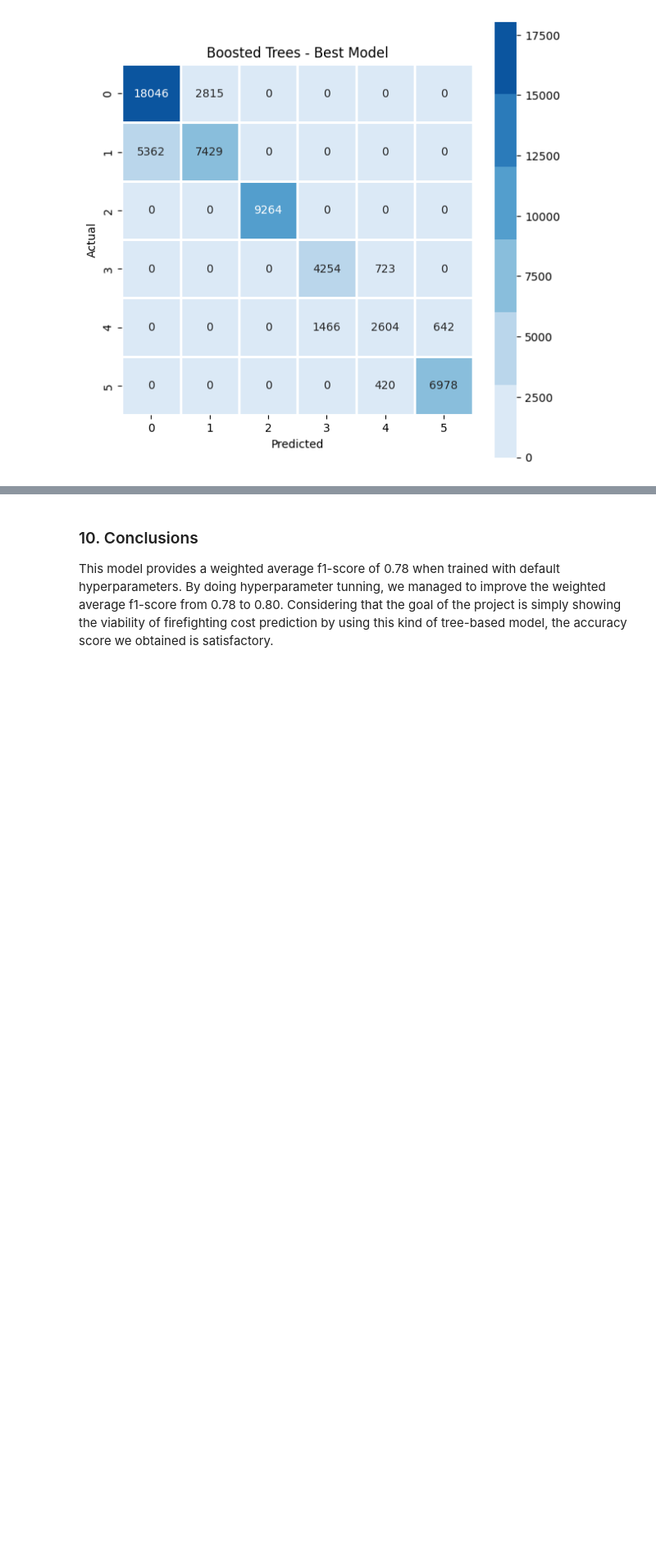
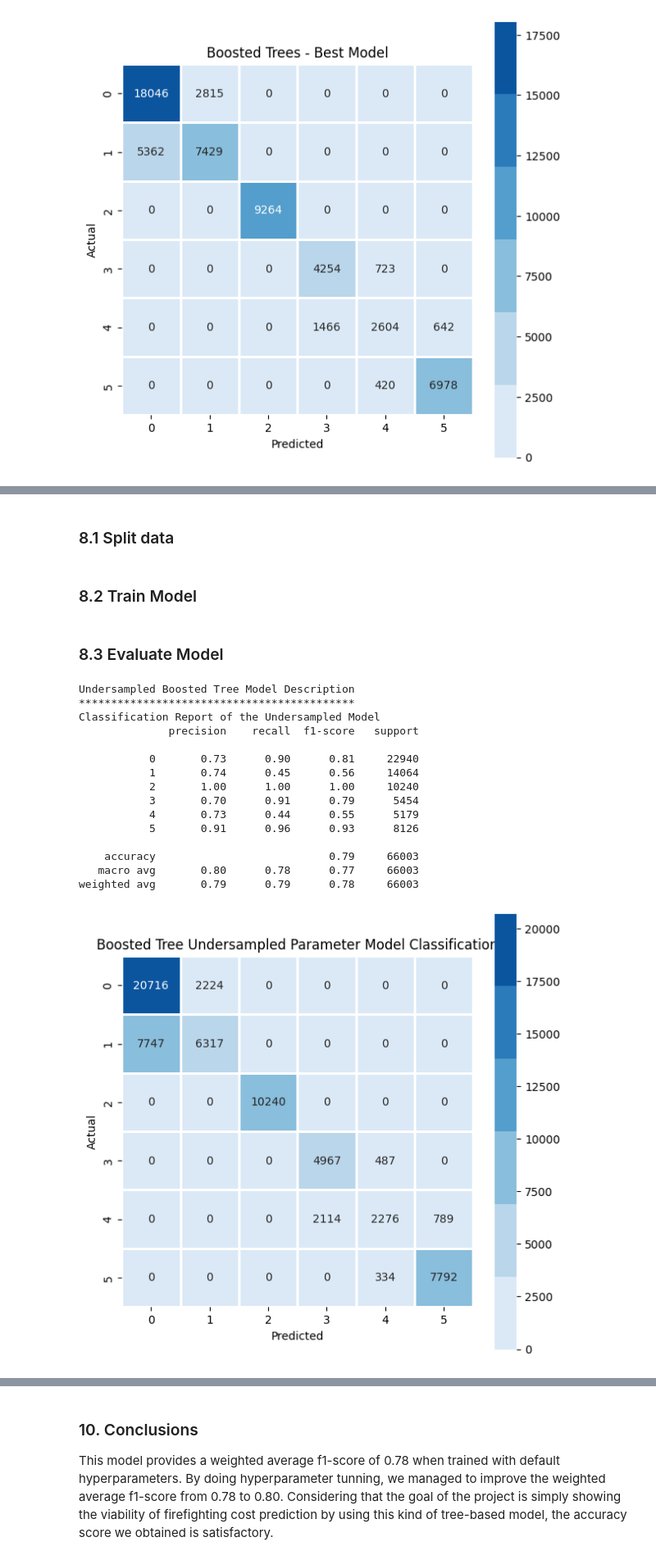
Before and after one commit to nkinesis/soen471-project, a Jupyter notebook: boosted_tree.ipynb, the cells around one changed output, grey strips where cells are left out. Shown: that part at 82% size. Saved outputs shown, nothing was run; the diff lists cells and outputs as text; code cells hidden in the pictures; blank space fills up the shorter version.

```diff
--- a/boosted_tree.ipynb
+++ b/boosted_tree.ipynb
@@ -20,7 +35,5 @@ We use Pandas to load the preprocessed version of our dataset (london_clean.csv)
 # %%
 ds = pd.read_csv('preprocessing/data/london_clean.csv')
-selected_cols = ["DateOfCall", "PropertyType", "NumPumpsAttending",
-                    "PumpHoursRoundUp", "CostCat", "mean_temp"]
-ds = ds.loc[:, selected_cols]
+dsu = pd.read_csv('preprocessing/data/london_clean_undersample.csv')
 # %% [markdown]
 ### 3. Split data
@@ -149,0 +195,55 @@ We do this to compare performance
+# %% [markdown]
+### 8.1 Split data
+# %%
+selected_cols = ["DateOfCall", "PropertyType", "NumPumpsAttending",
+                    "PumpHoursRoundUp", "CostCat", "mean_temp"]
+dsu = dsu.loc[:, selected_cols]
+X = dsu.drop(["CostCat"], axis=1).values
+y = dsu["CostCat"].values
+X_train, X_test, y_train, y_test = train_test_split(
+    X, y, test_size=0.33, random_state=42
+)
+# %% [markdown]
+### 8.2 Train Model
+# %%
+model = xgboost.XGBClassifier(objective="multi:softmax", random_state=42)
+model = model.fit(X_train, y_train)
+# %% [markdown]
+### 8.3 Evaluate Model
+# %%
+y_pred = model.predict(X_test).round()
+
+# test
+print("Undersampled Boosted Tree Model Description")
+print("*******************************************")
+print("Classification Report of the Undersampled Model")
+report = classification_report(y_test, y_pred)
+print(report)
+
+# visualizing classification report
+cmap =sns.color_palette("Blues")
+cm = confusion_matrix(y_test, y_pred)
+plt.figure(figsize=(7,7))
+sns.heatmap(cm, annot=True, fmt='g', cmap=cmap,
+            annot_kws={'fontsize':10}, linewidth=1, square=True)
+plt.xlabel("Predicted")
+plt.ylabel("Actual")
+plt.title("Boosted Tree Undersampled Parameter Model Classification")
+plt.show()
+# %% [output]
+Undersampled Boosted Tree Model Description
+*******************************************
+Classification Report of the Undersampled Model
+              precision    recall  f1-score   support
+
+           0       0.73      0.90      0.81     22940
+           1       0.74      0.45      0.56     14064
+           2       1.00      1.00      1.00     10240
+           3       0.70      0.91      0.79      5454
+           4       0.73      0.44      0.55      5179
+           5       0.91      0.96      0.93      8126
+
+    accuracy                           0.79     66003
+   macro avg       0.80      0.78      0.77     66003
+weighted avg       0.79      0.79      0.78     66003
+[figure, added]
```
Also changed, not shown: parts of 21 cells of this notebook, 1 other file.
